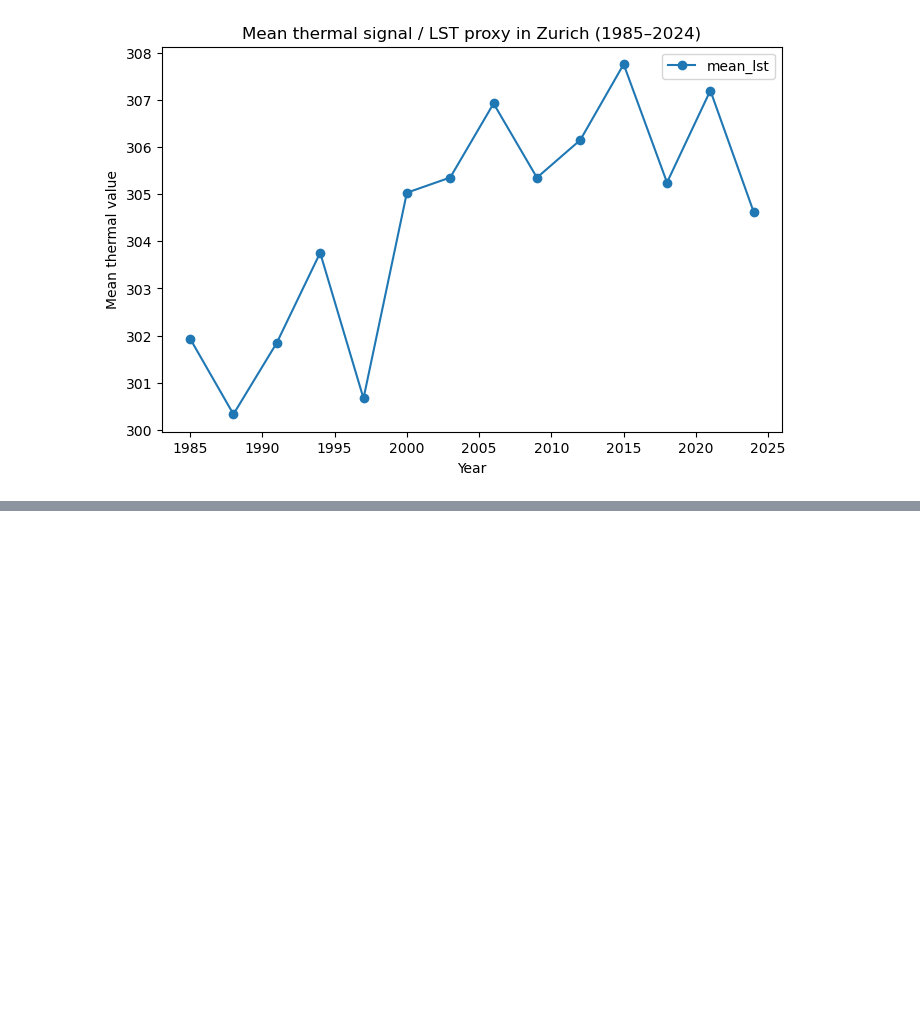
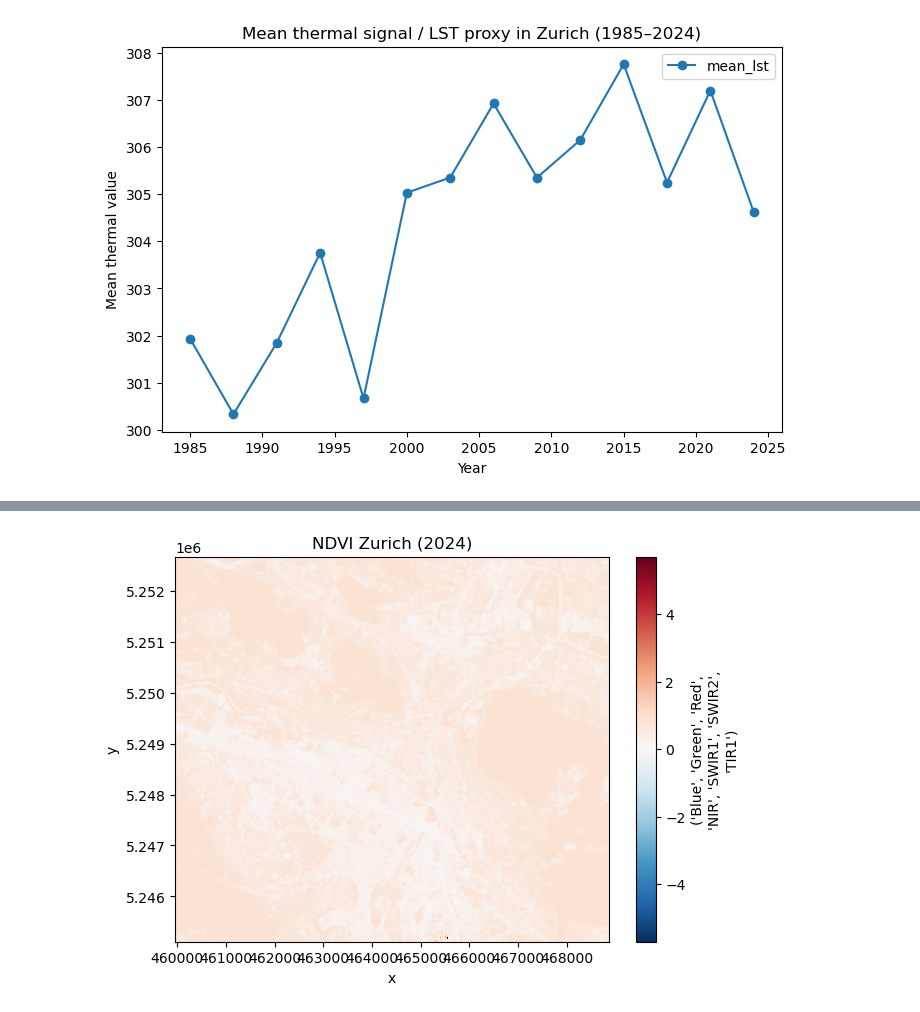
Before and after one commit to silhoe/SDS_project, a Jupyter notebook: notebooks/Project3.ipynb, the cells around one changed output, grey strips where cells are left out. Cells and saved outputs as stored; diff of their text form; code cells hidden in the pictures; blank space fills up the shorter version.

```diff
--- a/notebooks/Project3.ipynb
+++ b/notebooks/Project3.ipynb
@@ -130,0 +152,7 @@ plt.show()
+# %%
+ndvi_2024.plot(figsize=(7, 5))
+
+plt.title("NDVI Zurich (2024)")
+plt.show()
+# %% [output]
+[figure, added]
```
Also changed, not shown: parts of 5 cells of this notebook.
